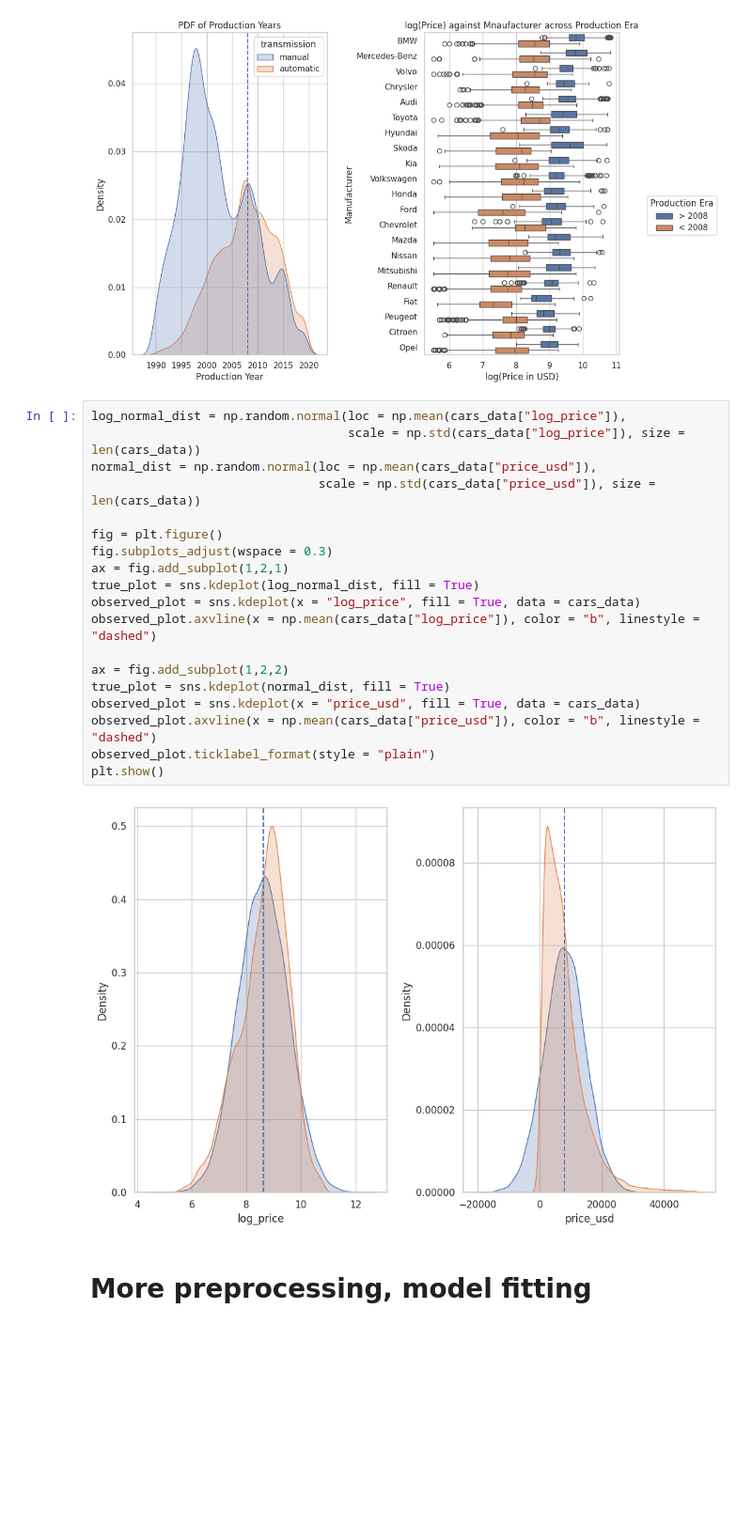
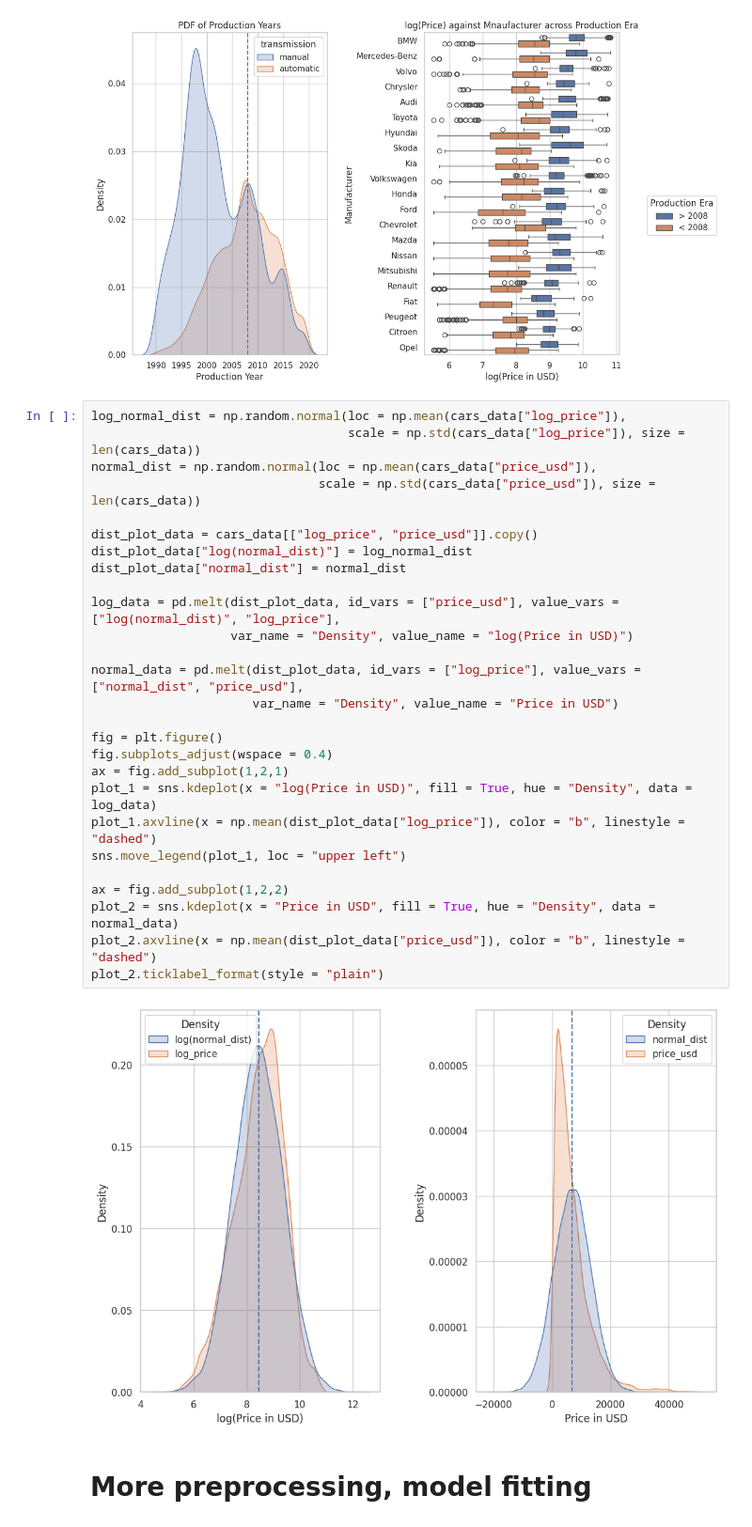
Before and after one commit to NigelPetersen/UsedCars, a Jupyter notebook: UsedCars.ipynb, the cells around one changed output. Shown at 94% size. Cells and saved outputs as stored; diff of their text form; blank space fills up the shorter version.

```diff
--- a/UsedCars.ipynb
+++ b/UsedCars.ipynb
@@ -175,24 +175,32 @@ plt.show()
 # %%
 log_normal_dist = np.random.normal(loc = np.mean(cars_data["log_price"]),
                                    scale = np.std(cars_data["log_price"]), size = len(cars_data))
 normal_dist = np.random.normal(loc = np.mean(cars_data["price_usd"]),
                                scale = np.std(cars_data["price_usd"]), size = len(cars_data))
 
+dist_plot_data = cars_data[["log_price", "price_usd"]].copy()
+dist_plot_data["log(normal_dist)"] = log_normal_dist
+dist_plot_data["normal_dist"] = normal_dist
+
+log_data = pd.melt(dist_plot_data, id_vars = ["price_usd"], value_vars = ["log(normal_dist)", "log_price"],
+                   var_name = "Density", value_name = "log(Price in USD)")
+
+normal_data = pd.melt(dist_plot_data, id_vars = ["log_price"], value_vars = ["normal_dist", "price_usd"],
+                      var_name = "Density", value_name = "Price in USD")
+
 fig = plt.figure()
-fig.subplots_adjust(wspace = 0.3)
+fig.subplots_adjust(wspace = 0.4)
 ax = fig.add_subplot(1,2,1)
-true_plot = sns.kdeplot(log_normal_dist, fill = True)
-observed_plot = sns.kdeplot(x = "log_price", fill = True, data = cars_data)
-observed_plot.axvline(x = np.mean(cars_data["log_price"]), color = "b", linestyle = "dashed")
+plot_1 = sns.kdeplot(x = "log(Price in USD)", fill = True, hue = "Density", data = log_data)
+plot_1.axvline(x = np.mean(dist_plot_data["log_price"]), color = "b", linestyle = "dashed")
+sns.move_legend(plot_1, loc = "upper left")
 
 ax = fig.add_subplot(1,2,2)
-true_plot = sns.kdeplot(normal_dist, fill = True)
-observed_plot = sns.kdeplot(x = "price_usd", fill = True, data = cars_data)
-observed_plot.axvline(x = np.mean(cars_data["price_usd"]), color = "b", linestyle = "dashed")
-observed_plot.ticklabel_format(style = "plain")
-plt.show()
+plot_2 = sns.kdeplot(x = "Price in USD", fill = True, hue = "Density", data = normal_data)
+plot_2.axvline(x = np.mean(dist_plot_data["price_usd"]), color = "b", linestyle = "dashed")
+plot_2.ticklabel_format(style = "plain")
 # %% [output]
-[figure, old version]
+[figure, new version]
 # %% [markdown]
 # More preprocessing, model fitting
 # %%
```
